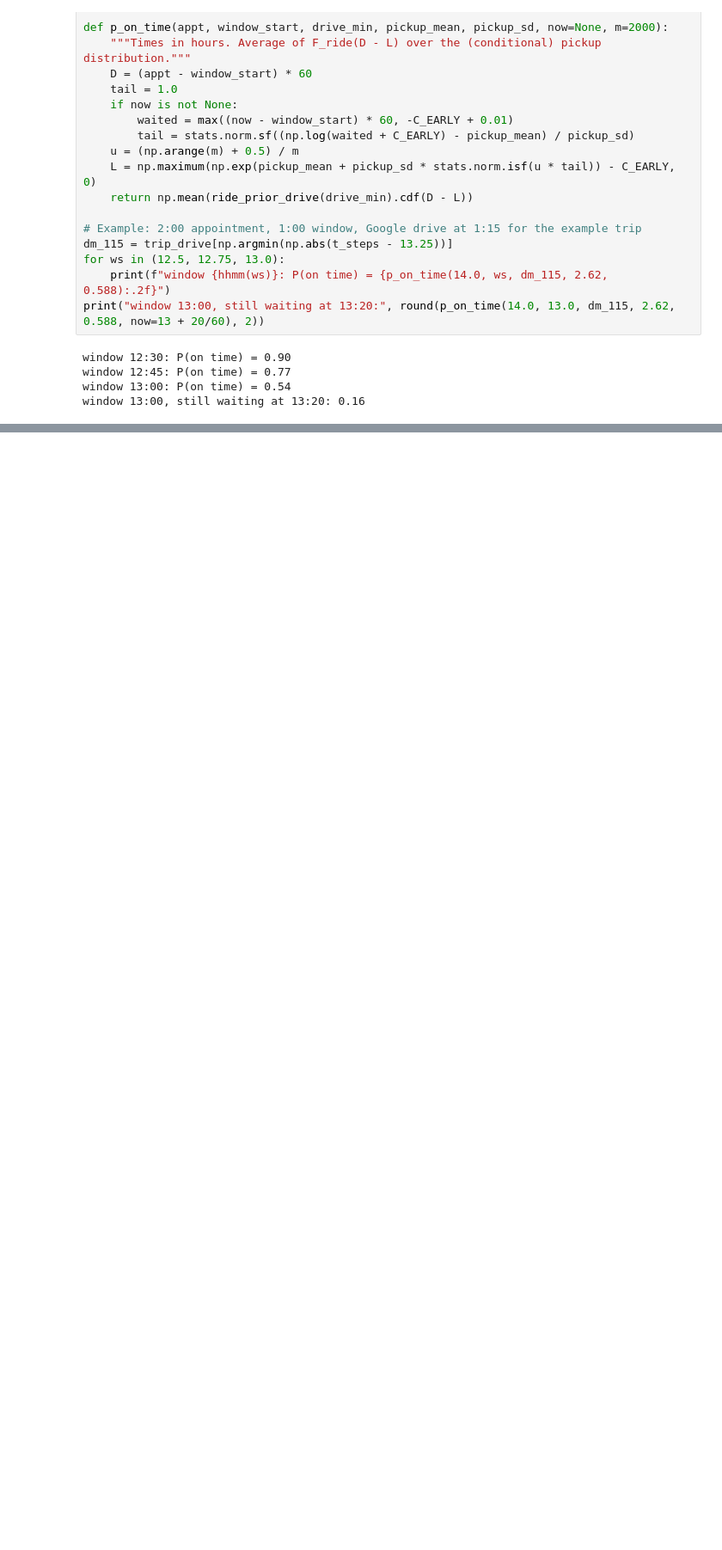
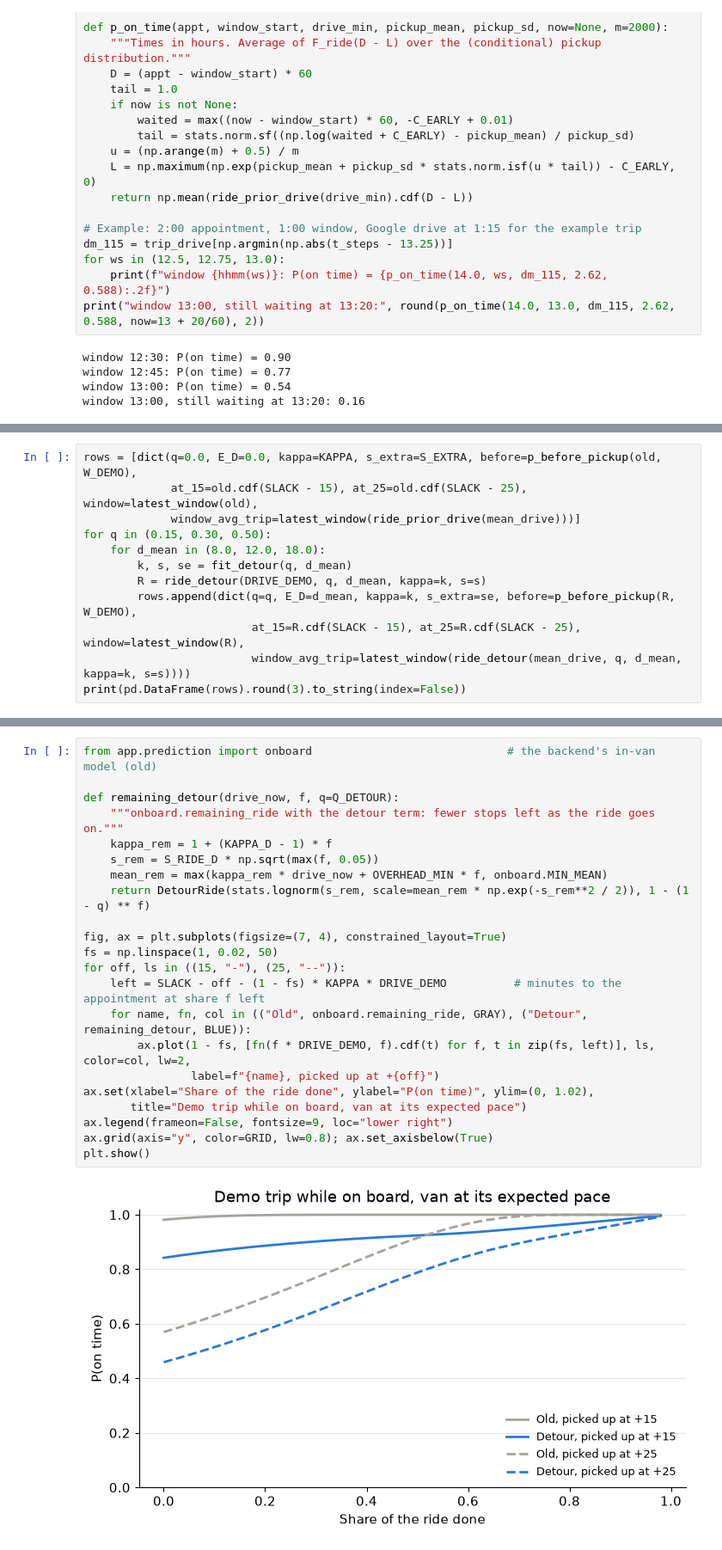
Before and after one commit to Scr1pting/calhacks-13, a Jupyter notebook: paramobility/backend/notebooks/ride_time_drive.ipynb, the cells around one changed output, grey strips where cells are left out. Shown at 86% size. Cells and saved outputs as stored; diff of their text form; blank space fills up the shorter version.

```diff
--- a/paramobility/backend/notebooks/ride_time_drive.ipynb
+++ b/paramobility/backend/notebooks/ride_time_drive.ipynb
@@ -326,0 +474,12 @@ window 13:00, still waiting at 13:20: 0.16
+# %%
+rows = [dict(q=0.0, E_D=0.0, kappa=KAPPA, s_extra=S_EXTRA, before=p_before_pickup(old, W_DEMO),
+             at_15=old.cdf(SLACK - 15), at_25=old.cdf(SLACK - 25), window=latest_window(old),
+             window_avg_trip=latest_window(ride_prior_drive(mean_drive)))]
+for q in (0.15, 0.30, 0.50):
+    for d_mean in (8.0, 12.0, 18.0):
+        k, s, se = fit_detour(q, d_mean)
+        R = ride_detour(DRIVE_DEMO, q, d_mean, kappa=k, s=s)
+        rows.append(dict(q=q, E_D=d_mean, kappa=k, s_extra=se, before=p_before_pickup(R, W_DEMO),
+                         at_15=R.cdf(SLACK - 15), at_25=R.cdf(SLACK - 25), window=latest_window(R),
+                         window_avg_trip=latest_window(ride_detour(mean_drive, q, d_mean, kappa=k, s=s))))
+print(pd.DataFrame(rows).round(3).to_string(index=False))
@@ -326,0 +502,24 @@ window 13:00, still waiting at 13:20: 0.16
+# %%
+from app.prediction import onboard                             # the backend's in-van model (old)
+
+def remaining_detour(drive_now, f, q=Q_DETOUR):
+    """onboard.remaining_ride with the detour term: fewer stops left as the ride goes on."""
+    kappa_rem = 1 + (KAPPA_D - 1) * f
+    s_rem = S_RIDE_D * np.sqrt(max(f, 0.05))
+    mean_rem = max(kappa_rem * drive_now + OVERHEAD_MIN * f, onboard.MIN_MEAN)
+    return DetourRide(stats.lognorm(s_rem, scale=mean_rem * np.exp(-s_rem**2 / 2)), 1 - (1 - q) ** f)
+
+fig, ax = plt.subplots(figsize=(7, 4), constrained_layout=True)
+fs = np.linspace(1, 0.02, 50)
+for off, ls in ((15, "-"), (25, "--")):
+    left = SLACK - off - (1 - fs) * KAPPA * DRIVE_DEMO          # minutes to the appointment at share f left
+    for name, fn, col in (("Old", onboard.remaining_ride, GRAY), ("Detour", remaining_detour, BLUE)):
+        ax.plot(1 - fs, [fn(f * DRIVE_DEMO, f).cdf(t) for f, t in zip(fs, left)], ls, color=col, lw=2,
+                label=f"{name}, picked up at +{off}")
+ax.set(xlabel="Share of the ride done", ylabel="P(on time)", ylim=(0, 1.02),
+       title="Demo trip while on board, van at its expected pace")
+ax.legend(frameon=False, fontsize=9, loc="lower right")
+ax.grid(axis="y", color=GRID, lw=0.8); ax.set_axisbelow(True)
+plt.show()
+# %% [output]
+[figure, added]
```
Also changed, not shown: parts of 8 cells of this notebook, 7 other files.
